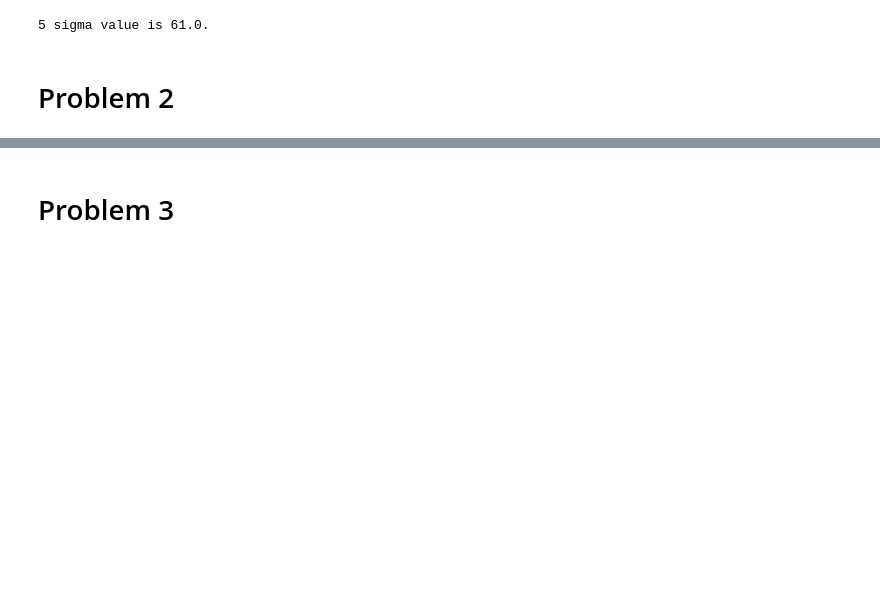
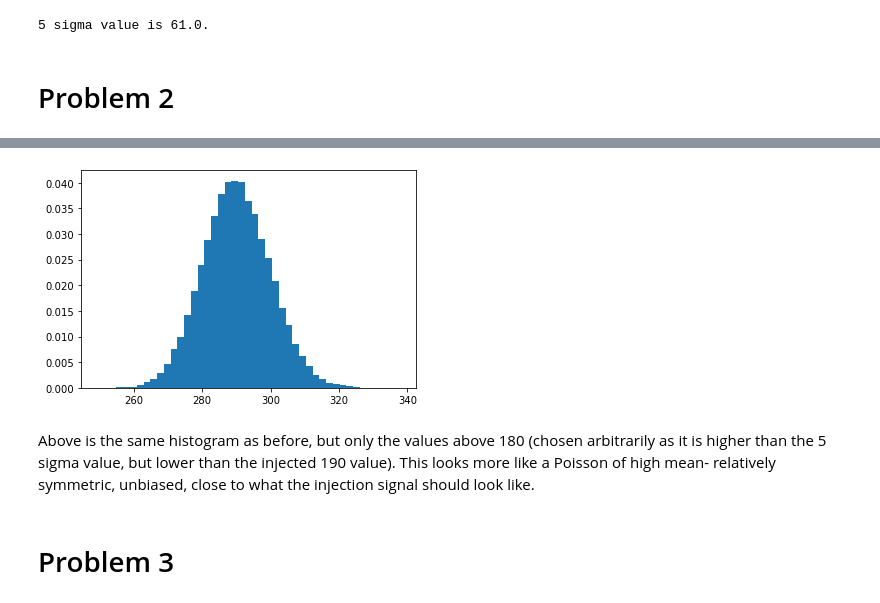
Before and after one commit to jarods00/PHYS434, a Jupyter notebook: Lab 6.ipynb, the cells around one changed output, grey strips where cells are left out. Drawn from its saved outputs; the diff is of its cells as text; code cells hidden in the pictures; blank space fills up the shorter version.

```diff
--- a/Lab 6.ipynb
+++ b/Lab 6.ipynb
@@ -50,3 +50,20 @@ This looks like a Poisson at low values, but also has a (relatively) large proba
+# %%
+fig, ax = plt.subplots(1, 1)
+
+data.sort()
+index = 0
+for i in range(len(data)):
+    if data[i] >= 180:
+        index = i
+        break
+
+cut_data = data[index:]
+ax.hist(cut_data, bins = 45, density = True)
+plt.show()
+# %% [output]
+[figure, added]
+# %% [markdown]
+Above is the same histogram as before, but only the values above 180 (chosen arbitrarily as it is higher than the 5 sigma value, but lower than the injected 190 value). This looks more like a Poisson of high mean- relatively symmetric, unbiased, close to what the injection signal should look like.
 # %% [markdown]
 # Problem 3
 # %%
```
Also changed, not shown: parts of 6 cells of this notebook.
